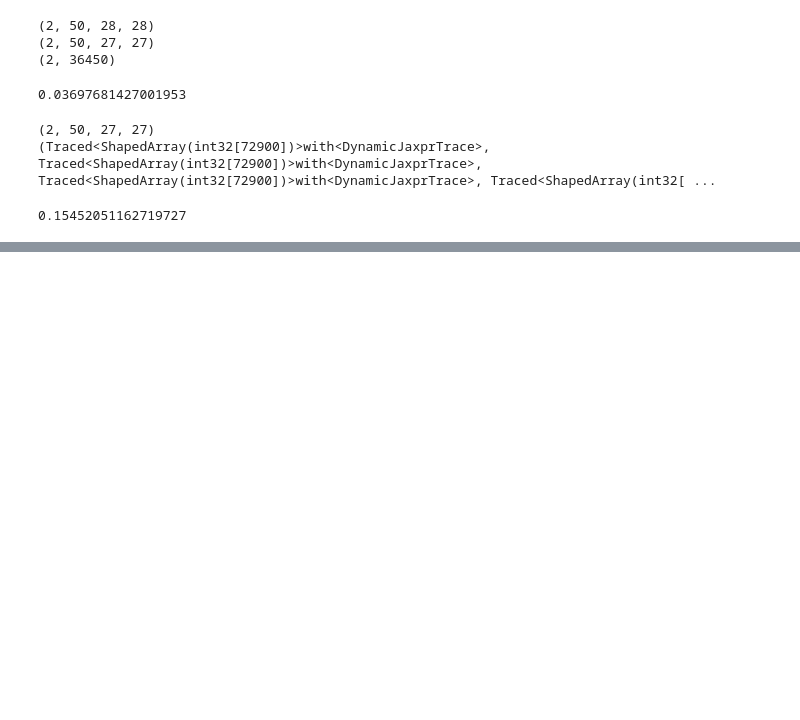
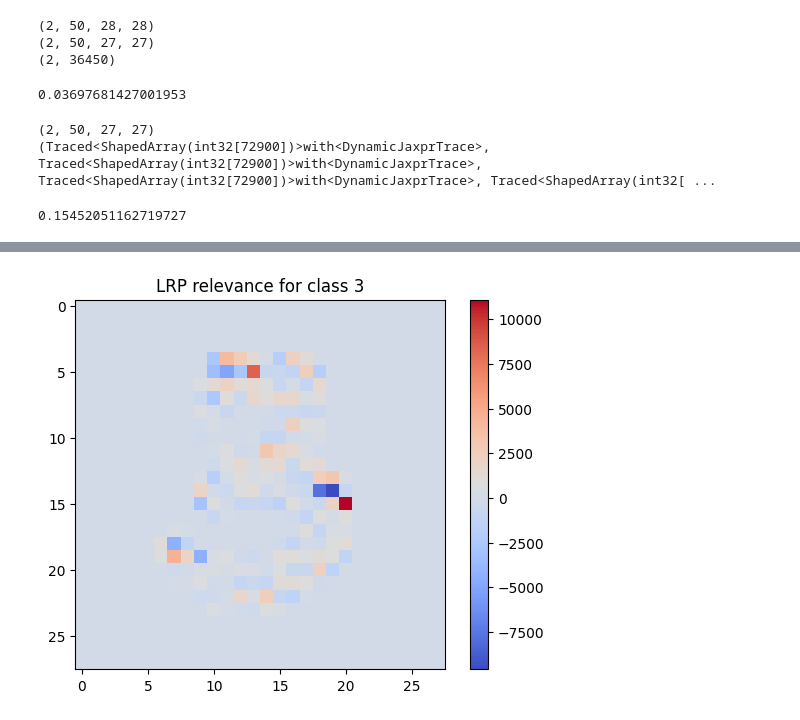
Before and after one commit to SanjithKumar2/MiniTorch, a Jupyter notebook: LeCunn.ipynb, the cells around one changed output, grey strips where cells are left out. Cells and saved outputs as stored; diff of their text form; code cells hidden in the pictures; blank space fills up the shorter version.

```diff
--- a/LeCunn.ipynb
+++ b/LeCunn.ipynb
@@ -299,0 +431,8 @@ from MiniTorch.losses import CCE
+# %%
+R_image = R_in.reshape(28, 28)
+plt.imshow(R_image, cmap='coolwarm')
+plt.title(f'LRP relevance for class {int(jnp.argmax(O))}')
+plt.colorbar()
+plt.show()
+# %% [output]
+[figure, added]
```
Also changed, not shown: parts of 24 cells of this notebook, 3 other files.
